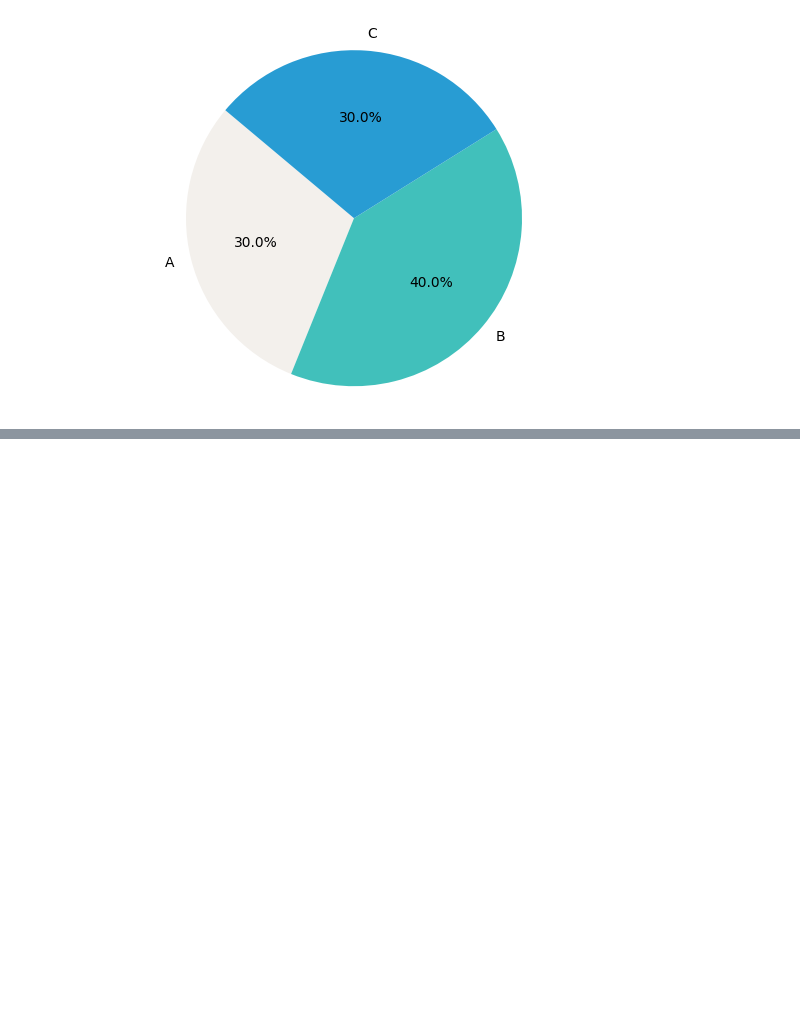
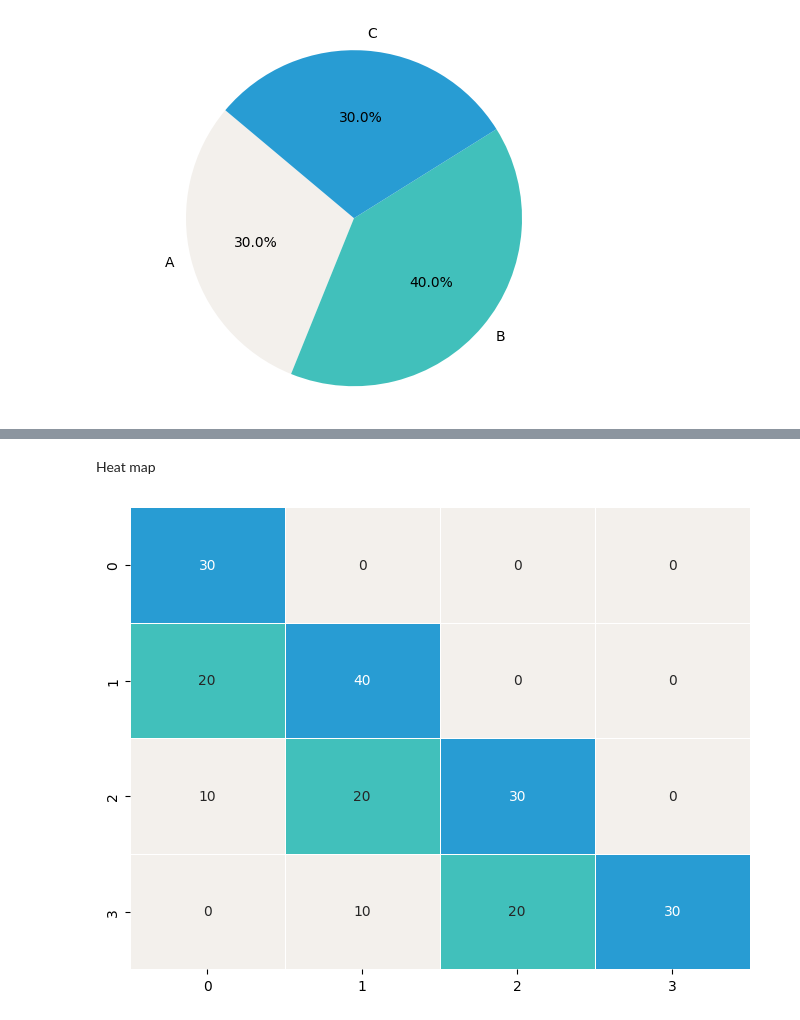
Before and after one commit to ariesharry/Data-Science, a Jupyter notebook: Data_Visualization_Cheat_Sheet.ipynb, the cells around one changed output, grey strips where cells are left out. Saved outputs shown, nothing was run; the diff lists cells and outputs as text; code cells hidden in the pictures; blank space fills up the shorter version.

```diff
--- a/Data_Visualization_Cheat_Sheet.ipynb
+++ b/Data_Visualization_Cheat_Sheet.ipynb
@@ -21,0 +47,25 @@ plt.show()
+# %% [markdown]
+Heat map
+# %%
+import matplotlib.pyplot as plt
+import seaborn as sns
+import numpy as np
+
+# Sample data
+data = np.array([
+    [30, 0, 0, 0],
+    [20, 40, 0, 0],
+    [10, 20, 30, 0],
+    [0, 10, 20, 30]
+])
+
+# Define the color map using the colors you provided earlier
+cmap = sns.color_palette(['#F3F0EC', '#41C0BB', '#289CD3'])
+
+# Create the heatmap
+plt.figure(figsize=(8, 6))
+sns.heatmap(data, cmap=cmap, annot=True, fmt=".0f", linewidths=.5, cbar=False)
+
+plt.show()
+# %% [output]
+[figure, added]
```
Also changed, not shown: parts of 27 cells of this notebook.
